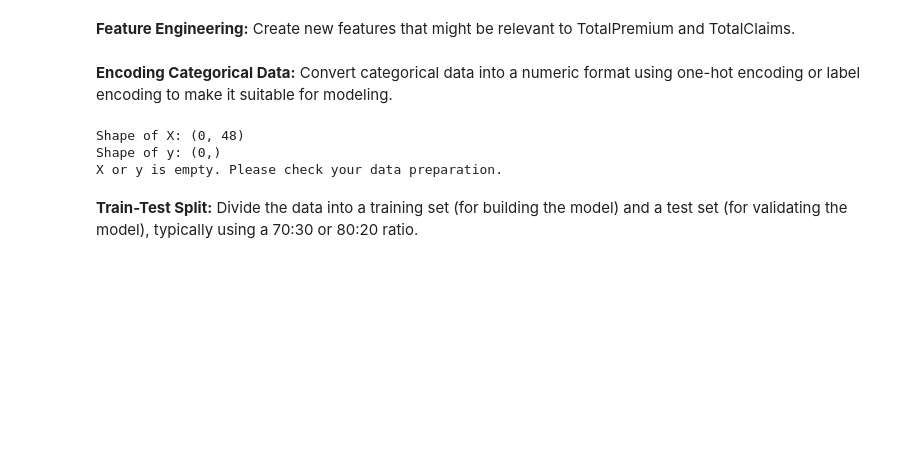
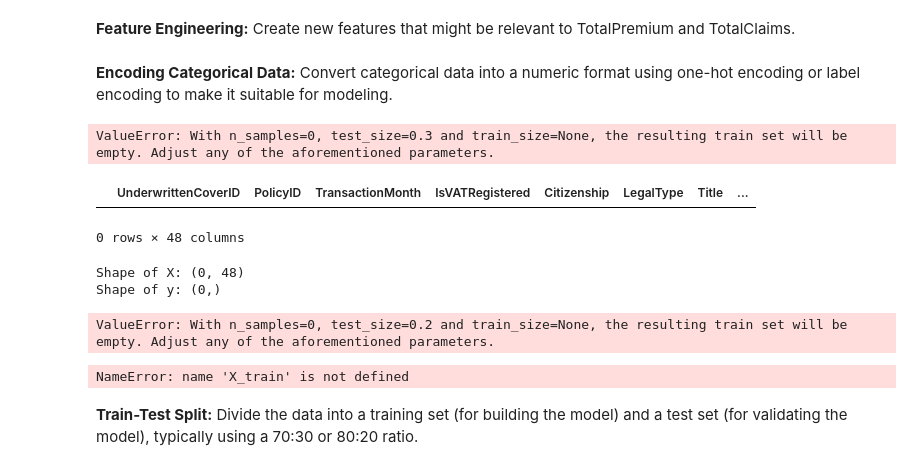
Before and after one commit to Akeab-tame/Week-03--Insurance-Solutions, a Jupyter notebook: notebooks/Statistical_Modeling.ipynb, the cells around one changed output. Cells and saved outputs as stored; diff of their text form; code cells hidden in the pictures; blank space fills up the shorter version.

```diff
--- a/notebooks/Statistical_Modeling.ipynb
+++ b/notebooks/Statistical_Modeling.ipynb
@@ -39,11 +75,22 @@ df = pd.get_dummies(df, columns=['Province', 'PostalCode', 'VehicleType'], drop_
 # Select features and target variable (e.g., predicting TotalPremium or TotalClaims)
 X = df.drop(columns=['TotalPremium', 'TotalClaims'])  # Features
 y = df['TotalPremium']  # Target variable (or 'TotalClaims')
+# %%
+# Train-Test Split (80:20 ratio)
+X_train, X_test, y_train, y_test = train_test_split(X, y, test_size=0.3, random_state=42)
+# %% [output]
+ValueError: With n_samples=0, test_size=0.3 and train_size=None, the resulting train set will be empty. Adjust any of the aforementioned parameters.
+# %%
+X
+# %% [output]
+|  | UnderwrittenCoverID | PolicyID | TransactionMonth | IsVATRegistered | Citizenship | LegalType | Title | ... |
+0 rows × 48 columns
 # %%
 # Check shapes again
 print("Shape of X:", X.shape)
 print("Shape of y:", y.shape)
 
+X_train, X_test, y_train, y_test = train_test_split(X, y, test_size=0.2, random_state=42)
 # Train-Test Split (80:20 ratio)
 if not X.empty and not y.empty:
     X_train, X_test, y_train, y_test = train_test_split(X, y, test_size=0.2, random_state=42)
@@ -52,7 +99,11 @@ else:
 # %% [output]
 Shape of X: (0, 48)
 Shape of y: (0,)
-X or y is empty. Please check your data preparation.
+ValueError: With n_samples=0, test_size=0.2 and train_size=None, the resulting train set will be empty. Adjust any of the aforementioned parameters.
+# %%
+X_train
+# %% [output]
+NameError: name 'X_train' is not defined
 # %% [markdown]
 **Train-Test Split:**
  Divide the data into a training set (for building the model) and a test set (for validating the model), typically using a 70:30 or 80:20 ratio.
```
Also changed, not shown: parts of 15 cells of this notebook, 2 other files.
